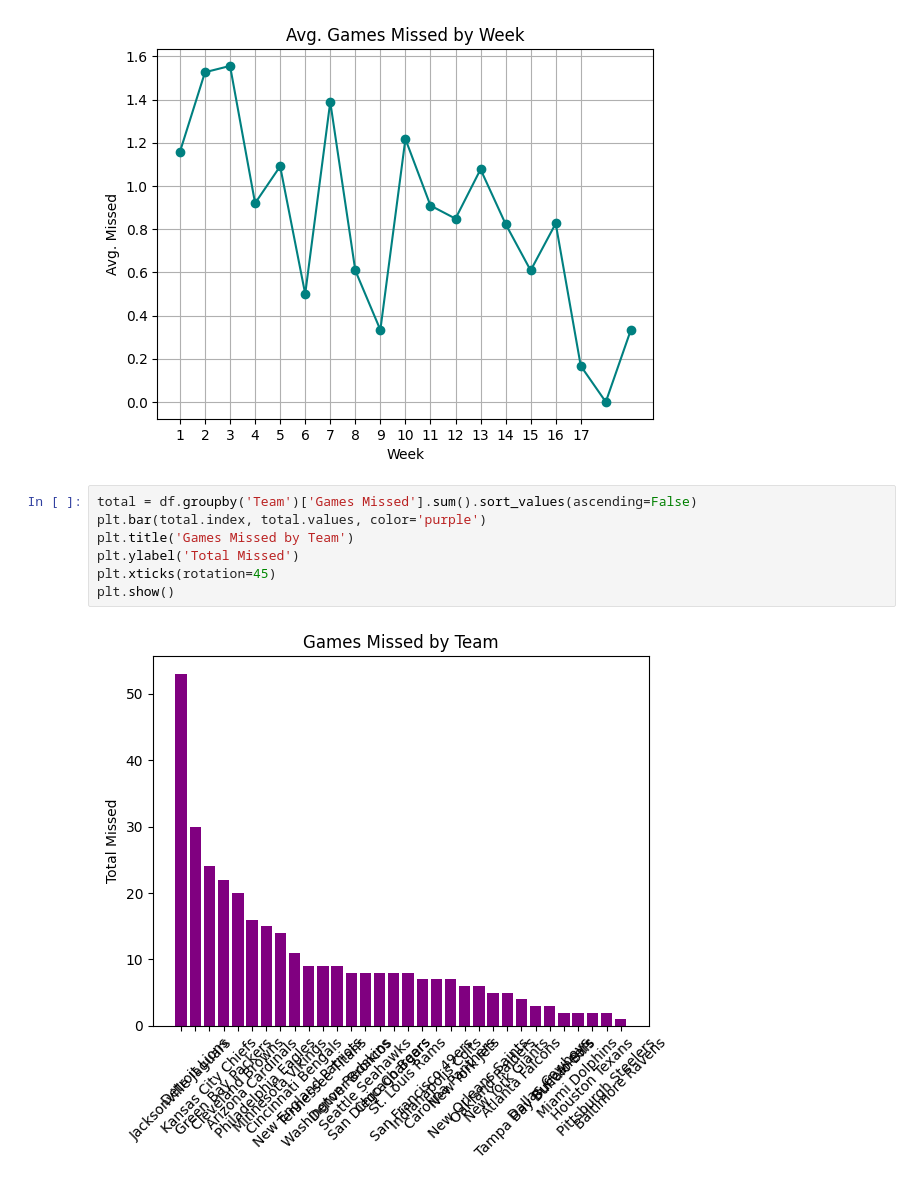
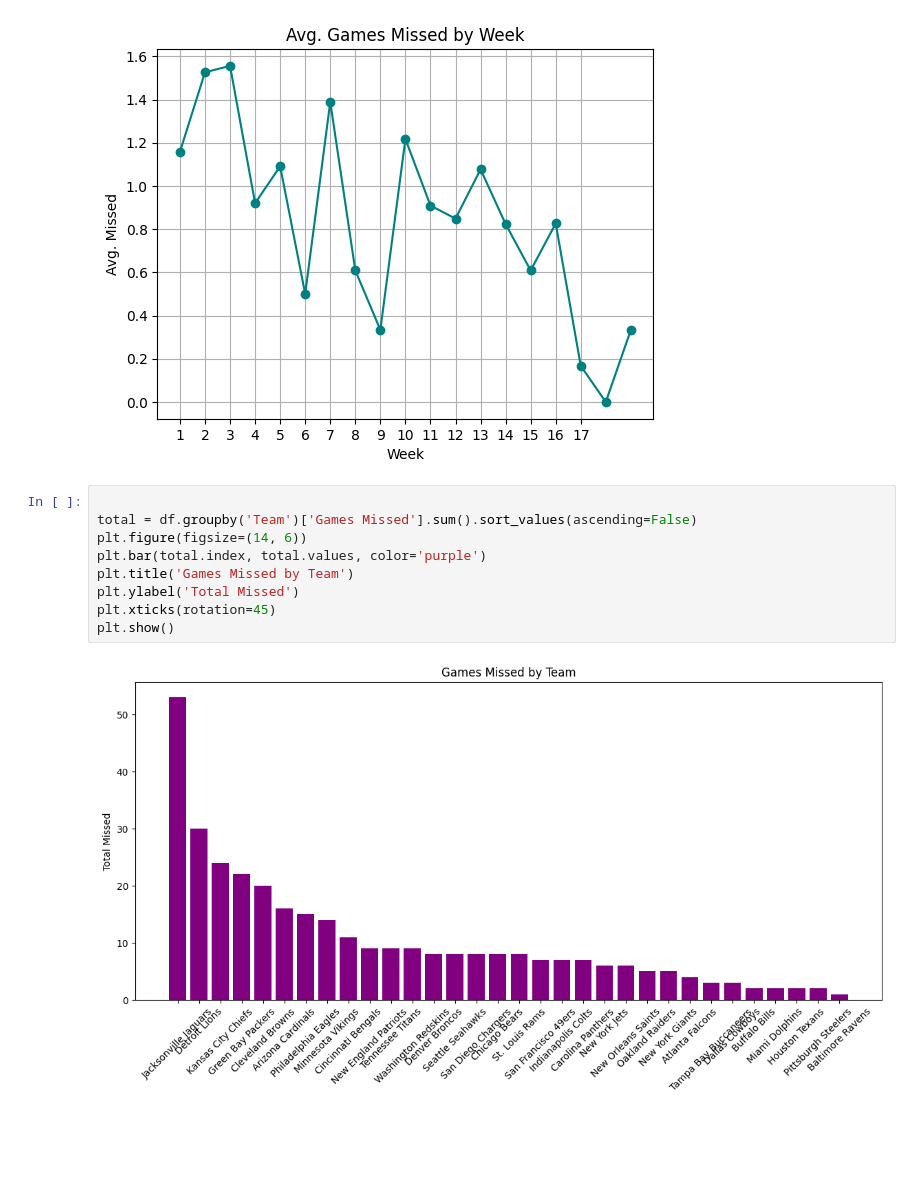
Before and after one commit to kareembell12344/football, a Jupyter notebook: Copy_of_football.ipynb, the cells around one changed output. Saved outputs shown, nothing was run; the diff lists cells and outputs as text; blank space fills up the shorter version.

```diff
--- a/Copy_of_football.ipynb
+++ b/Copy_of_football.ipynb
@@ -65,11 +65,13 @@ plt.show()
 # %% [output]
 [figure]
 # %%
+
 total = df.groupby('Team')['Games Missed'].sum().sort_values(ascending=False)
+plt.figure(figsize=(14, 6))
 plt.bar(total.index, total.values, color='purple')
 plt.title('Games Missed by Team')
 plt.ylabel('Total Missed')
 plt.xticks(rotation=45)
 plt.show()
 # %% [output]
-[figure, old version]
+[figure, new version]
```
